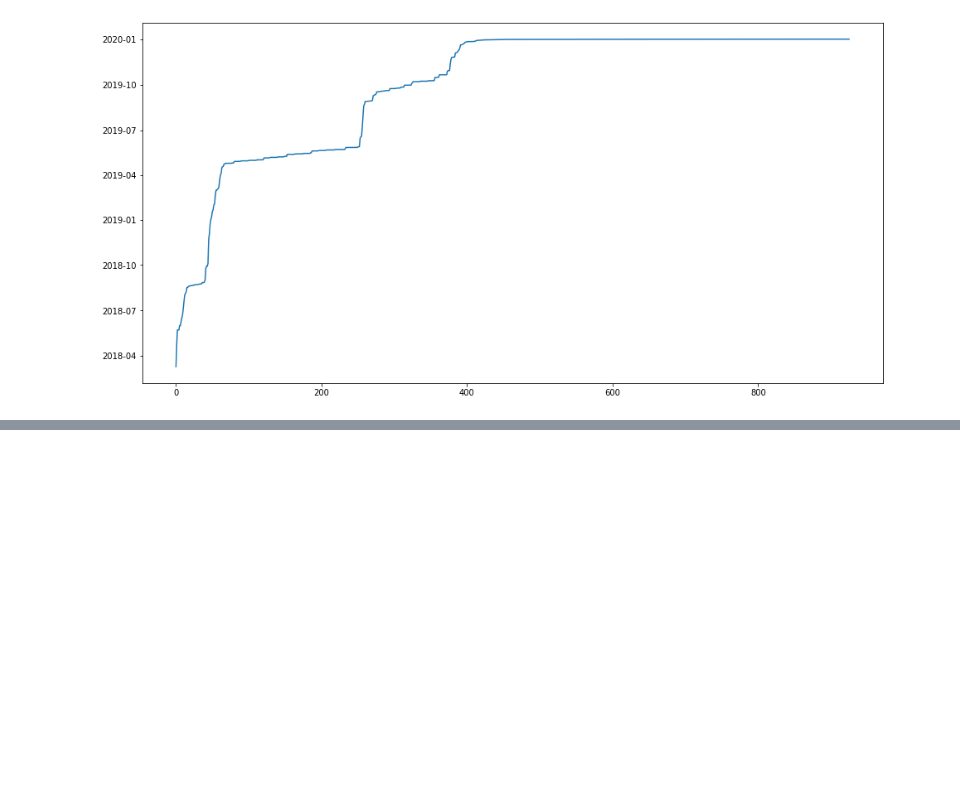
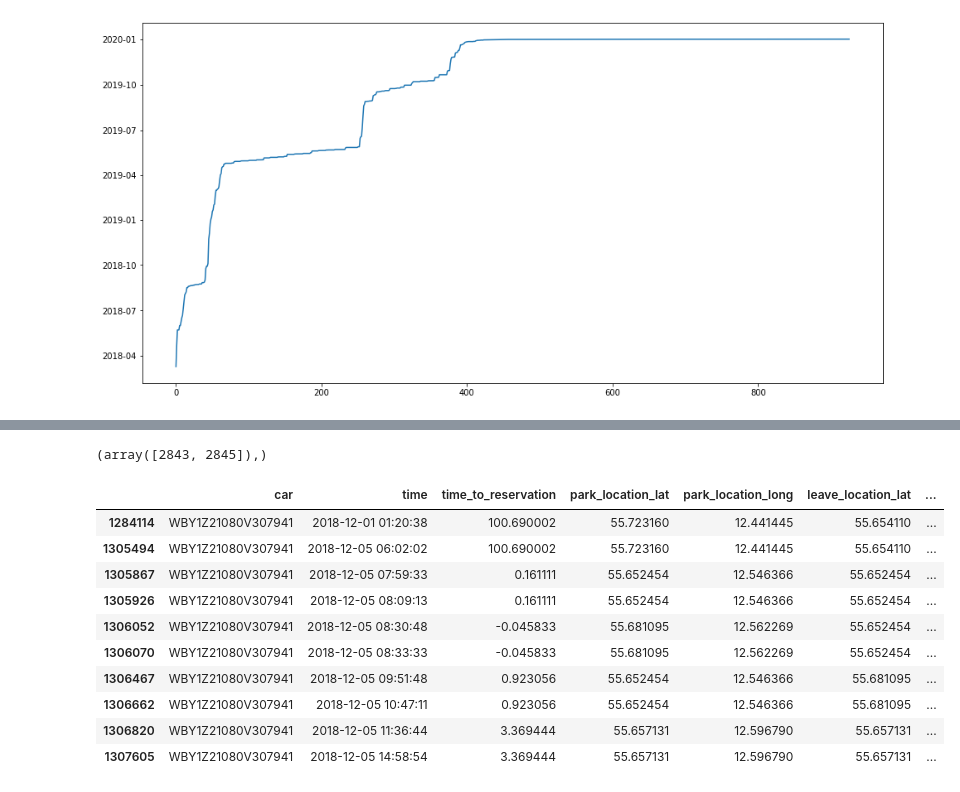
Before and after one commit to Bogeluno/GNN_Thesis, a Jupyter notebook: notebooks/TimeProgress.ipynb, the cells around one changed output, grey strips where cells are left out. Drawn from its saved outputs; the diff is of its cells as text; code cells hidden in the pictures; blank space fills up the shorter version.

```diff
--- a/notebooks/TimeProgress.ipynb
+++ b/notebooks/TimeProgress.ipynb
@@ -107,0 +120,4 @@ plt.show() # Det her skal un der preprocess
+# %%
+CarID_dict = dict(iter(df_split.groupby('car')))
+
+tmp = pd.Series({car: sum(dataf.action.astype(int).diff().values[1:] == 0) for car,dataf in CarID_dict.items()})
@@ -107,0 +144,18 @@ plt.show() # Det her skal un der preprocess
+# %%
+np.where(CarID_dict['WBY1Z21080V307941'].action.astype(int).diff().values[1:] == 0)
+# %% [output]
+(array([2843, 2845]),)
+# %%
+CarID_dict['WBY1Z21080V307941'].iloc[2840:2850]
+# %% [output]
+|  | car | time | time_to_reservation | park_location_lat | park_location_long | leave_location_lat | ... |
+| 1284114 | WBY1Z21080V307941 | 2018-12-01 01:20:38 | 100.690002 | 55.723160 | 12.441445 | 55.654110 | ... |
+| 1305494 | WBY1Z21080V307941 | 2018-12-05 06:02:02 | 100.690002 | 55.723160 | 12.441445 | 55.654110 | ... |
+| 1305867 | WBY1Z21080V307941 | 2018-12-05 07:59:33 | 0.161111 | 55.652454 | 12.546366 | 55.652454 | ... |
+| 1305926 | WBY1Z21080V307941 | 2018-12-05 08:09:13 | 0.161111 | 55.652454 | 12.546366 | 55.652454 | ... |
+| 1306052 | WBY1Z21080V307941 | 2018-12-05 08:30:48 | -0.045833 | 55.681095 | 12.562269 | 55.652454 | ... |
+| 1306070 | WBY1Z21080V307941 | 2018-12-05 08:33:33 | -0.045833 | 55.681095 | 12.562269 | 55.652454 | ... |
+| 1306467 | WBY1Z21080V307941 | 2018-12-05 09:51:48 | 0.923056 | 55.652454 | 12.546366 | 55.681095 | ... |
+| 1306662 | WBY1Z21080V307941 | 2018-12-05 10:47:11 | 0.923056 | 55.652454 | 12.546366 | 55.681095 | ... |
+| 1306820 | WBY1Z21080V307941 | 2018-12-05 11:36:44 | 3.369444 | 55.657131 | 12.596790 | 55.657131 | ... |
+| 1307605 | WBY1Z21080V307941 | 2018-12-05 14:58:54 | 3.369444 | 55.657131 | 12.596790 | 55.657131 | ... |
```
Also changed, not shown: parts of 11 cells of this notebook, 4 other files.
